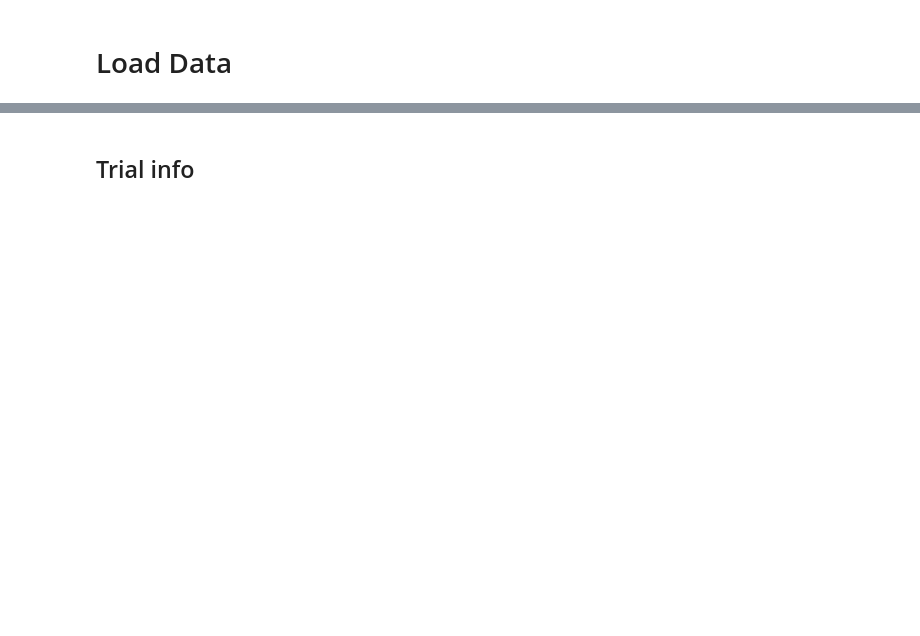
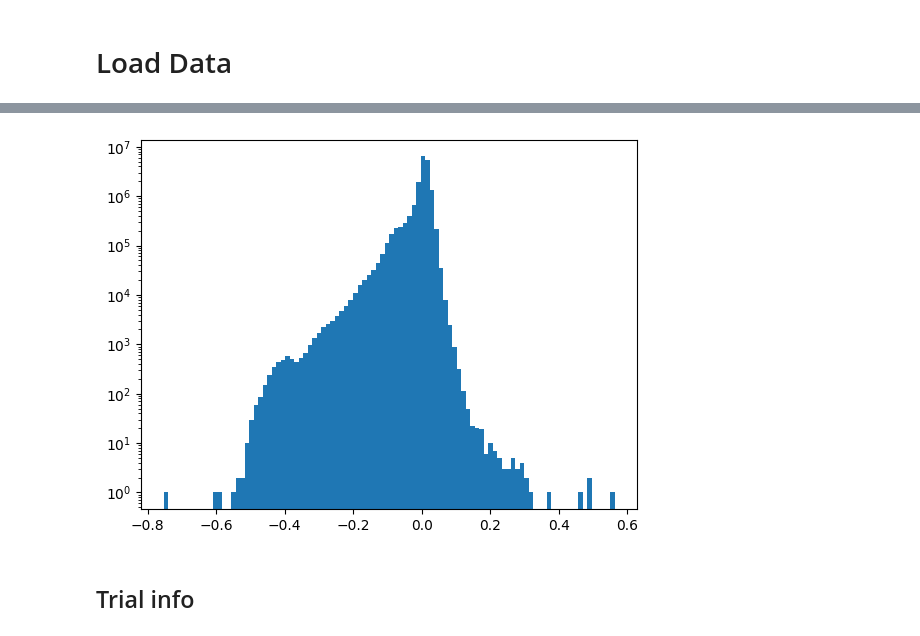
Before and after one commit to samuelbray32/c3po, a Jupyter notebook: notebooks/rat_mpfc_TRAIN.ipynb, the cells around one changed output, grey strips where cells are left out. Saved outputs shown, nothing was run; the diff lists cells and outputs as text; code cells hidden in the pictures; blank space fills up the shorter version.

```diff
--- a/notebooks/rat_mpfc_TRAIN.ipynb
+++ b/notebooks/rat_mpfc_TRAIN.ipynb
@@ -43,7 +94,27 @@ for shank, (t, m) in enumerate(zip(times_list, marks_list)):
     # mark[:, :, shank] = m
     # marks.extend(mark)
     mark = np.zeros((len(t), 32 + 1))
-    mark[:, : m.shape[1]] = m
+    # mark[:, : m.shape[1]] = m
+    print(np.mean(np.abs(m)))
+
+    m_stand = m.copy()
+    # m_stand = m_stand / np.max(np.abs(m_stand), axis=0)  # SB V1
+    # m_stand = m_stand - np.mean(m_stand, axis=0)  # SB V1
+    # mark[:, : m.shape[1]] = m_stand  # SB V1
+
+    # m_stand = m_stand / np.max(np.abs(m_stand), axis=0)  # SB V2
+    # m_stand = m_stand - np.mean(m_stand, axis=1)[:,None]  # SB V2
+    # mark[:, : m.shape[1]] = m_stand # SB V2
+
+    # m_stand = m_stand / np.mean(np.abs(m_stand))  # SB V3
+    # m_stand = m_stand - np.mean(m_stand, axis=1)[:,None]  # SB V3
+    # mark[:, : m.shape[1]] = m_stand # SB V3
+
+    print(np.max(np.max(np.abs(m_stand), axis=1)))
+    m_stand = m_stand / np.max(np.abs(m_stand))  # SB V4
+    m_stand = m_stand - np.mean(m_stand, axis=1)[:, None]  # SB V4
+    mark[:, : m.shape[1]] = m_stand  # SB V4
+
     mark[:, -1] = shank
     marks.extend(mark)
     # break
@@ -58,7 +129,9 @@ mark_times = mark_times[ind]
 marks = marks[ind]
 
 # standardize marks
-marks[:, :-1] = marks[:, :-1] - np.mean(marks[:, :-1], axis=1)[:, None]
+# marks[:, :-1] = marks[:, :-1] - np.mean(marks[:, :-1], axis=1)[:, None] # SB 5/13
+
+
 #     :, None, :
 # ]
 # standardize times
@@ -67,7 +140,7 @@ mark_times = mark_times - first_mark_time
 # mark_times[mark_times > 10] = 10
 mark_times = mark_times * 1000
 # print(np.max(np.abs(marks)))
-marks[:, :-1] = marks[:, :-1] / 1000  # np.max(np.abs(marks))
+# marks[:, :-1] = marks[:, :-1] / 1000  # np.max(np.abs(marks)) # SB 5/13
 
 marks = marks[::subsample]
 mark_times = mark_times[::subsample]
@@ -76,3 +167,9 @@ mark_times = mark_times[::subsample]
+# %%
+plt.hist(np.ravel(marks[:, :-1])[::67], bins=100)
+# plt.hist(np.ravel(old_marks[:, :-1])[::67],bins=100)
+plt.yscale("log")
+# %% [output]
+[figure, added]
 # %%
 # prep data for model
 delta_t = np.diff(mark_times)[None, ...]
```
Also changed, not shown: parts of 24 cells of this notebook, 12 other files.
